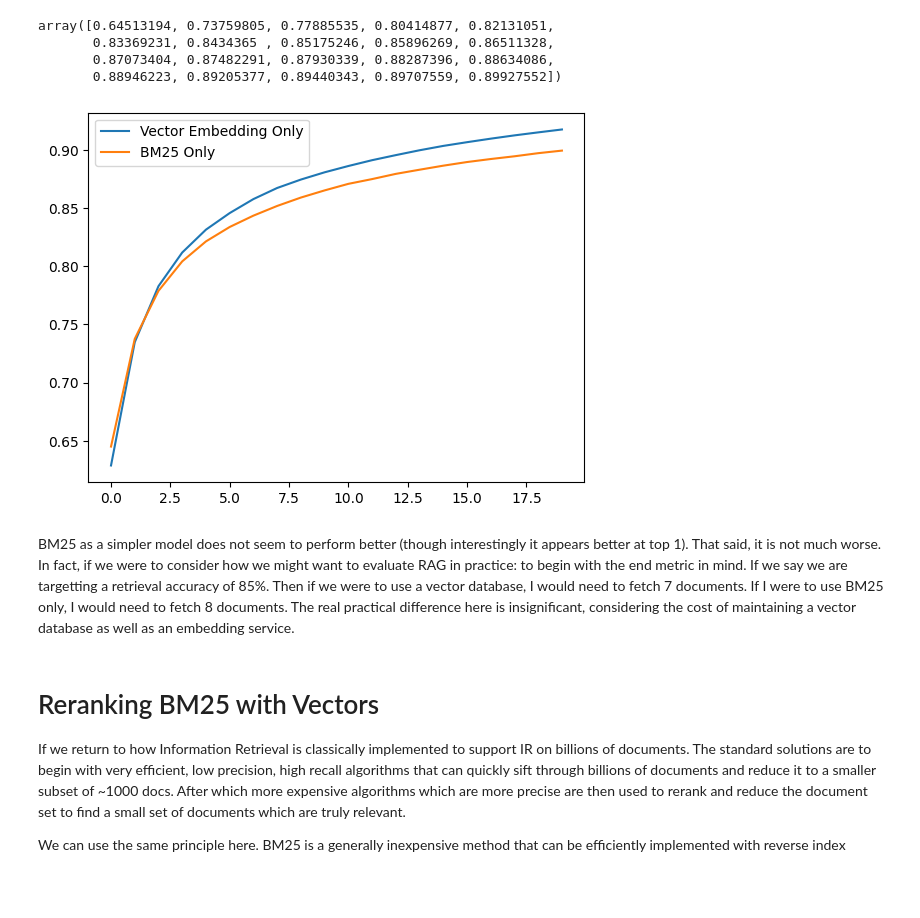
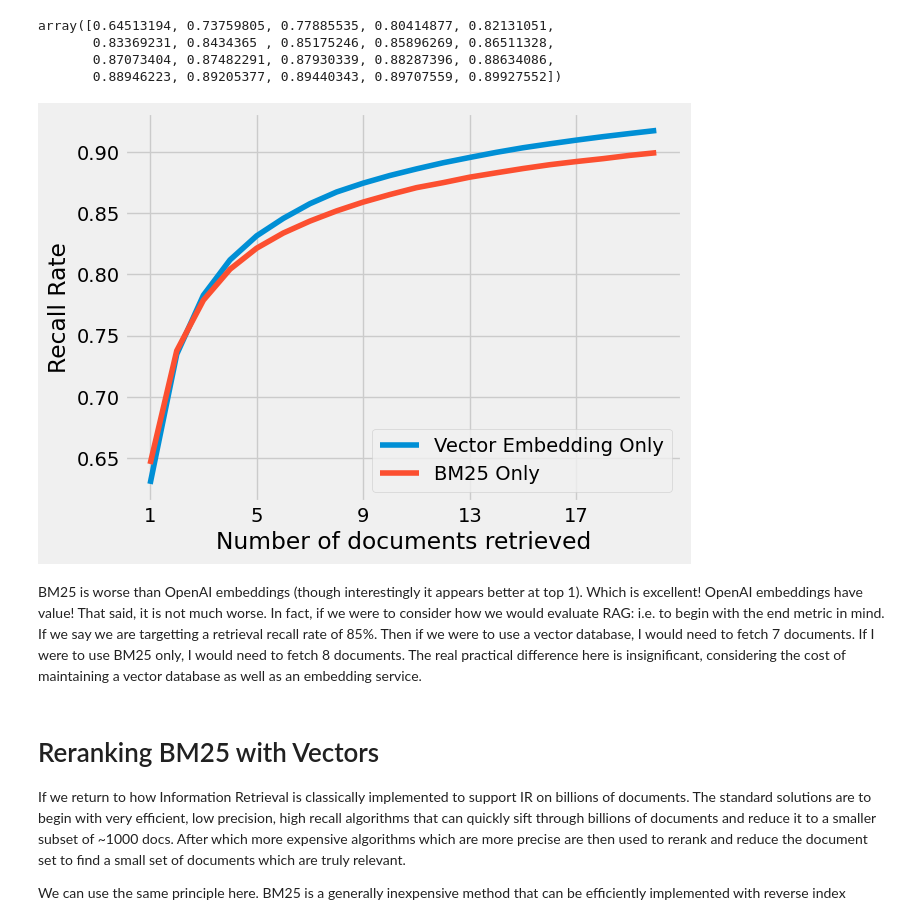
Before and after one commit to xetdata/RagIRBench, a Jupyter notebook: you_do_not_need_a_vector_database.ipynb, the cells around one changed output. Saved outputs shown, nothing was run; the diff lists cells and outputs as text; code cells hidden in the pictures; blank space fills up the shorter version.

```diff
--- a/you_do_not_need_a_vector_database.ipynb
+++ b/you_do_not_need_a_vector_database.ipynb
@@ -306,7 +308,11 @@ print(openai_embedding_recall_at_n)
  0.89540549 0.89957499 0.90331832 0.90650879 0.90953801 0.91235991
  0.91493993 0.91742781]
 # %%
+plt.style.use('fivethirtyeight')
 plt.plot(openai_embedding_recall_at_n, label="Vector Embedding Only")
+plt.xlabel('Number of documents retrieved')
+plt.xticks(range(0,20,4),range(1,21,4))
+plt.ylabel('Recall Rate')
 plt.legend()
 plt.show()
 # %% [output]
@@ -394,14 +393,18 @@ array([0.64513194, 0.73759805, 0.77885535, 0.80414877, 0.82131051,
        0.87073404, 0.87482291, 0.87930339, 0.88287396, 0.88634086,
        0.88946223, 0.89205377, 0.89440343, 0.89707559, 0.89927552])
 # %%
+plt.style.use('fivethirtyeight')
 plt.plot(openai_embedding_recall_at_n, label="Vector Embedding Only")
 plt.plot(bm25_embedding_recall_at_n, label="BM25 Only")
+plt.xlabel('Number of documents retrieved')
+plt.xticks(range(0,20,4),range(1,21,4))
+plt.ylabel('Recall Rate')
 plt.legend()
 plt.show()
 # %% [output]
-[figure, old version]
+[figure, new version]
-# %% [markdown]
-BM25 as a simpler model does not seem to perform better (though interestingly it appears better at top 1). That said, it is not much worse. In fact, if we were to consider how we might want to evaluate RAG in practice: to begin with the end metric in mind. If we say we are targetting a retrieval accuracy of 85%. Then if we were to use a vector database, I would need to fetch 7 documents. If I were to use BM25 only, I would need to fetch 8 documents. The real practical difference here is insignificant, considering the cost of maintaining a vector database as well as an embedding service.
+# %% [markdown]
+BM25 is worse than OpenAI embeddings (though interestingly it appears better at top 1). Which is excellent! OpenAI embeddings have value! That said, it is not much worse. In fact, if we were to consider how we would evaluate RAG: i.e. to begin with the end metric in mind. If we say we are targetting a retrieval recall rate of 85%. Then if we were to use a vector database, I would need to fetch 7 documents. If I were to use BM25 only, I would need to fetch 8 documents. The real practical difference here is insignificant, considering the cost of maintaining a vector database as well as an embedding service.
 # %% [markdown]
 # Reranking BM25 with Vectors
 If we return to how Information Retrieval is classically implemented to support IR on billions of documents. The standard solutions are to begin with very efficient, low precision, high recall algorithms that can quickly sift through billions of documents and reduce it to a smaller subset of ~1000 docs. After which more expensive algorithms which are more precise are then used to rerank and reduce the document set to find a small set of documents which are truly relevant.
```
Also changed, not shown: parts of 4 cells of this notebook, 2 other files.
